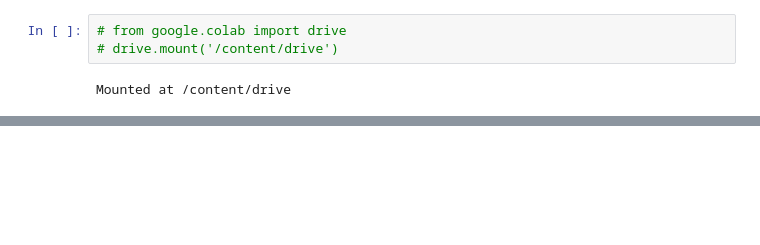
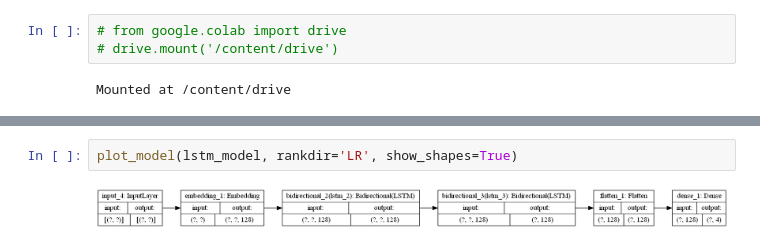
Before and after one commit to cyberspace-power/cs6313_yt_vid_classification, a Jupyter notebook: code/text_playground.ipynb, the cells around one changed output, grey strips where cells are left out. Drawn from its saved outputs; the diff is of its cells as text; blank space fills up the shorter version.

Commit message:
finished rnn/cnn models

```diff
--- a/code/text_playground.ipynb
+++ b/code/text_playground.ipynb
@@ -254,0 +186,4 @@ ValueError: ignored
+# %%
+plot_model(lstm_model, rankdir='LR', show_shapes=True)
+# %% [output]
+[figure, added]
```
Also changed, not shown: parts of 14 cells of this notebook, 6 other files.
